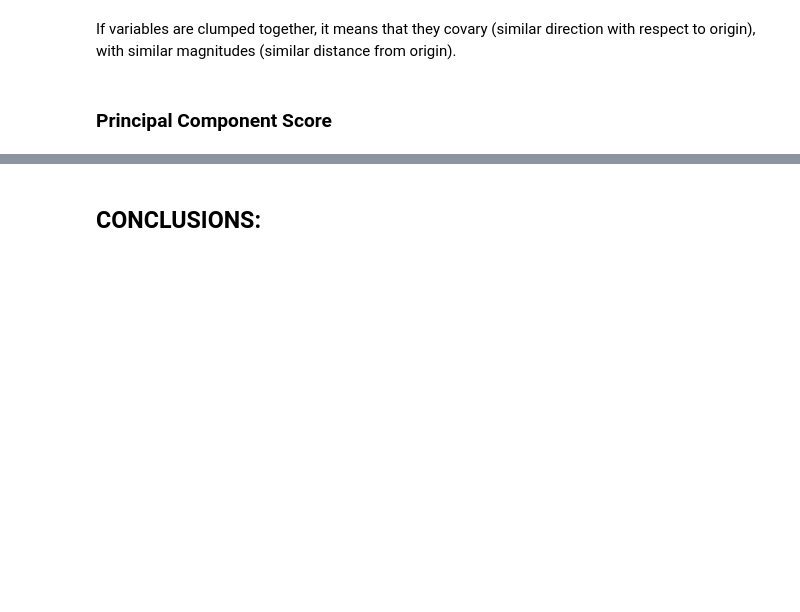
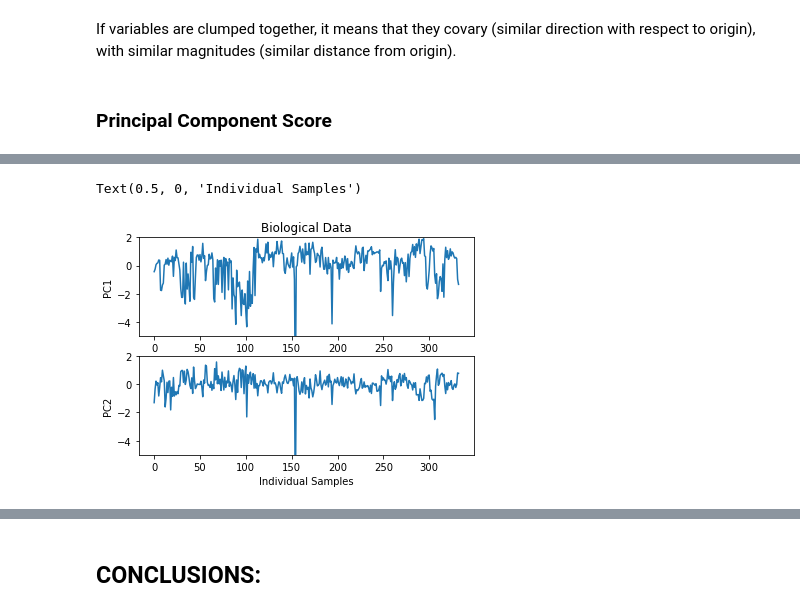
Before and after one commit to michaelamelanson/finalproject, a Jupyter notebook: project.ipynb, the cells around one changed output, grey strips where cells are left out. Drawn from its saved outputs; the diff is of its cells as text; code cells hidden in the pictures; blank space fills up the shorter version.

```diff
--- a/project.ipynb
+++ b/project.ipynb
@@ -227,0 +222,15 @@ Text(0.5, 0, 'Individual Samples')
+# %%
+plt.figure()
+plt.subplot(211)
+plt.title('Biological Data')
+plt.plot(tau2[:,0])
+plt.ylim(-5,2)
+plt.ylabel('PC1')
+plt.subplot(212)
+plt.plot(tau2[:,1])
+plt.ylim(-5,2)
+plt.ylabel('PC2')
+plt.xlabel('Individual Samples')
+# %% [output]
+Text(0.5, 0, 'Individual Samples')
+[figure, added]
```
Also changed, not shown: parts of 31 cells of this notebook, 1 other file.
